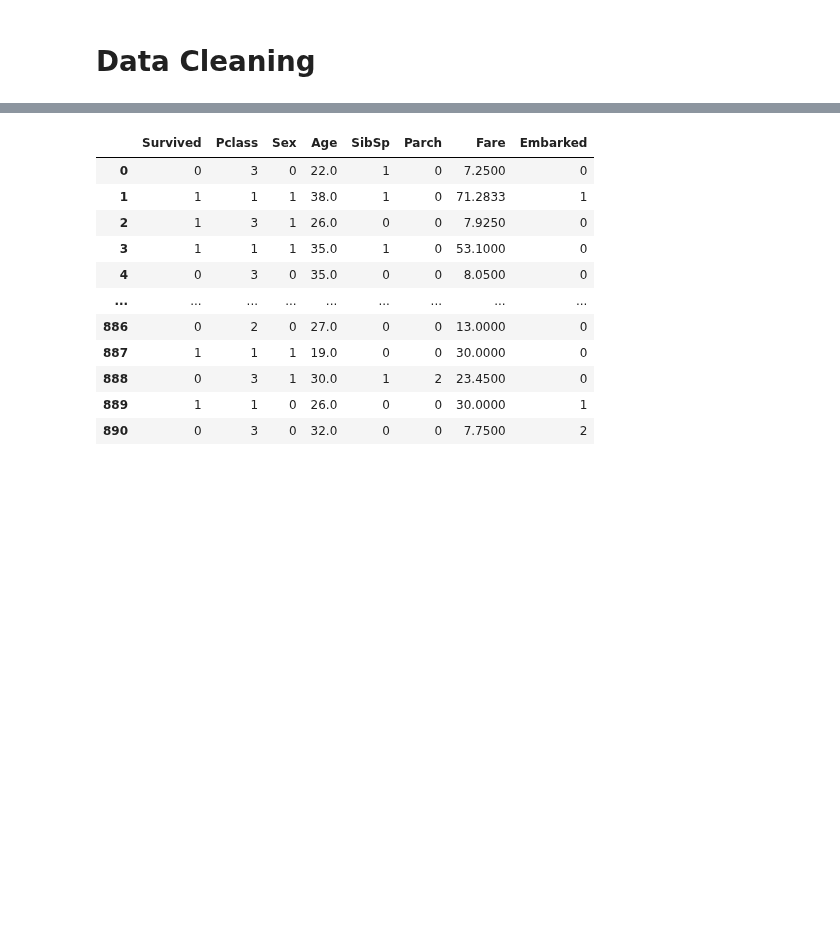
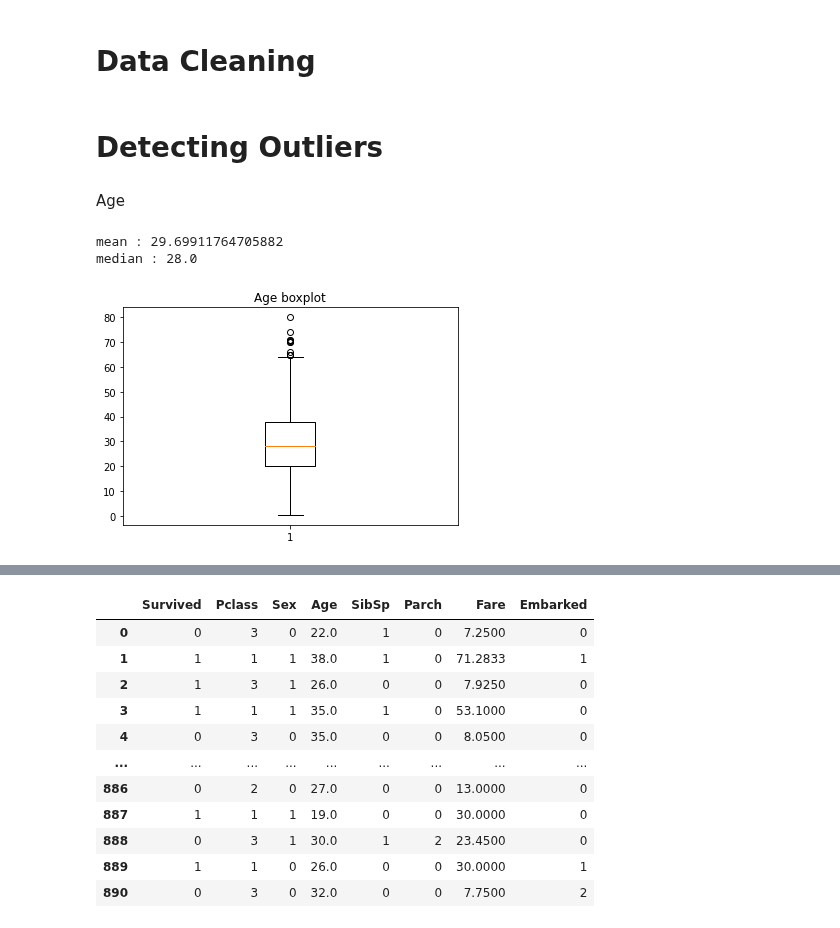
Before and after one commit to Suyashiitr/kaggle, a Jupyter notebook: titanic-neural-network-prediction.ipynb, the cells around one changed output, grey strips where cells are left out. Saved outputs shown, nothing was run; the diff lists cells and outputs as text; code cells hidden in the pictures; blank space fills up the shorter version.

```diff
--- a/titanic-neural-network-prediction.ipynb
+++ b/titanic-neural-network-prediction.ipynb
@@ -56,3 +56,16 @@ dtypes: float64(2), int64(5), object(5)
 memory usage: 83.7+ KB
 # %% [markdown]
 # **Data Cleaning**
+# %% [markdown]
+# Detecting Outliers
+# %% [markdown]
+Age
+# %%
+plt.title('Age boxplot')
+plt.boxplot(train['Age'].dropna())
+print('mean :', np.mean(train['Age'].dropna()))
+print('median :' , np.median(train['Age'].dropna()))
+# %% [output]
+mean : 29.69911764705882
+median : 28.0
+[figure, added]
```
Also changed, not shown: parts of 9 cells of this notebook.
